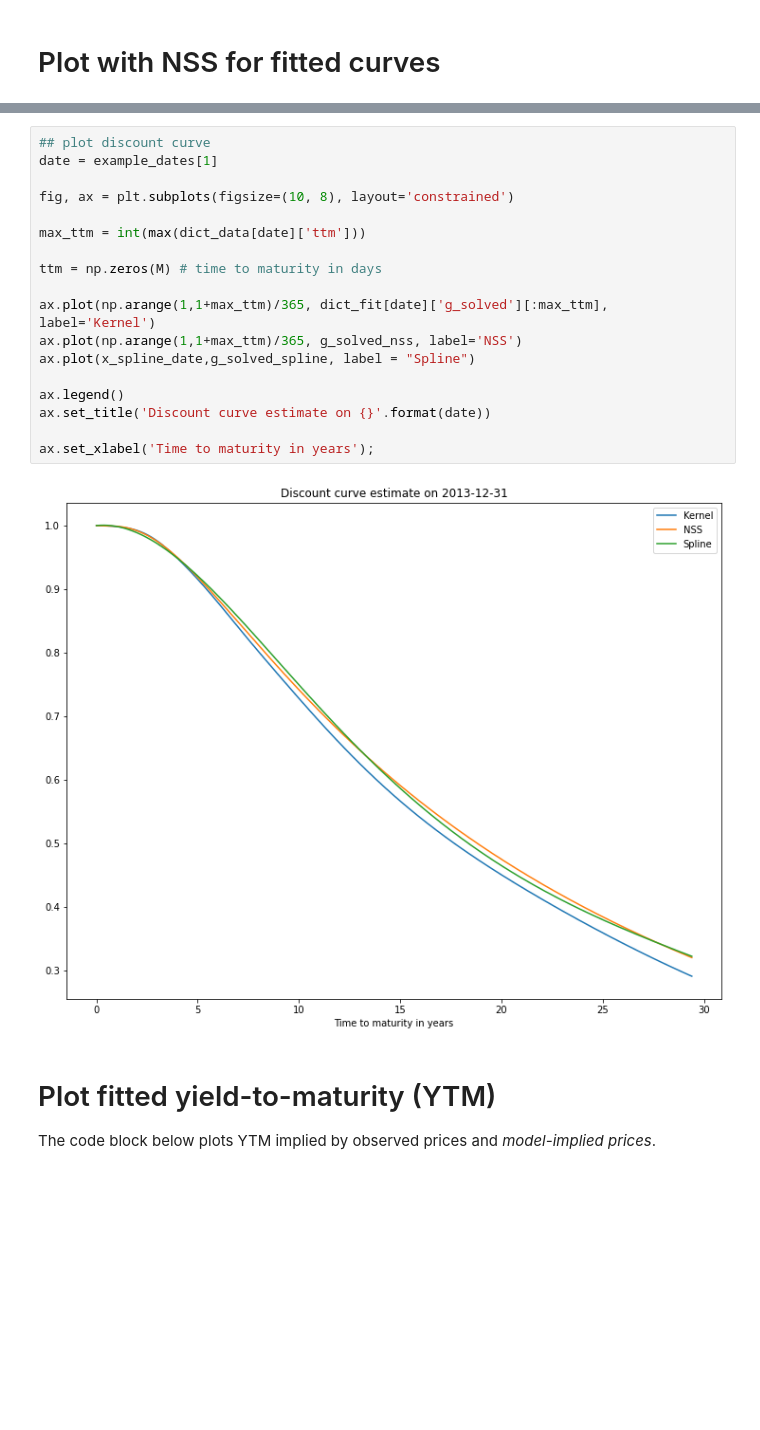
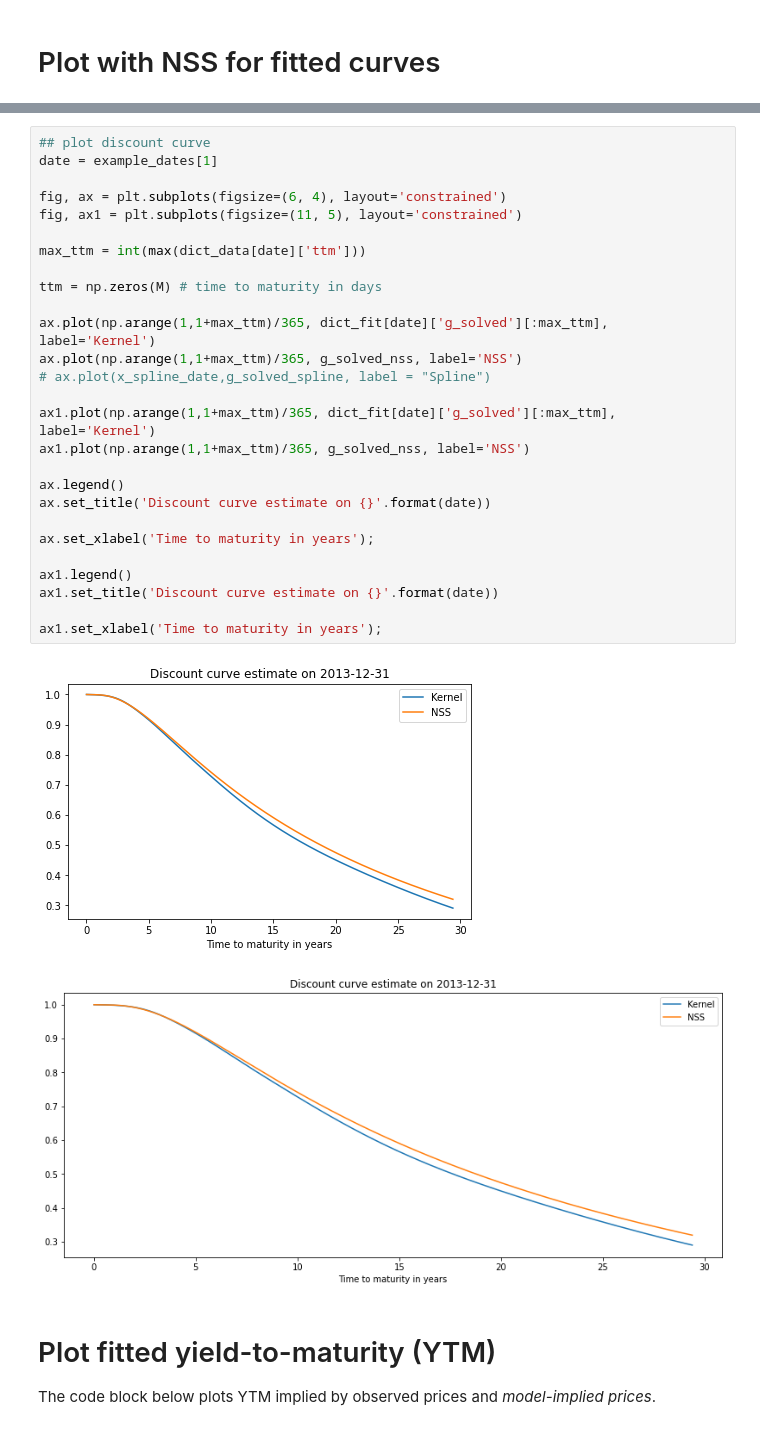
Before and after one commit to Lindi1907/Robust-Machine-Learning-for-Yield-Curve-Estimation, a Jupyter notebook: code&data/KR_example.ipynb, the cells around one changed output, grey strips where cells are left out. Drawn from its saved outputs; the diff is of its cells as text; blank space fills up the shorter version.

```diff
--- a/code&data/KR_example.ipynb
+++ b/code&data/KR_example.ipynb
@@ -315,23 +325,33 @@ ax.set_xlabel('Time to maturity in years');
 # %%
 ## plot discount curve
 date = example_dates[1]
 
-fig, ax = plt.subplots(figsize=(10, 8), layout='constrained')
+fig, ax = plt.subplots(figsize=(6, 4), layout='constrained')
+fig, ax1 = plt.subplots(figsize=(11, 5), layout='constrained')
 
 max_ttm = int(max(dict_data[date]['ttm']))
 
 ttm = np.zeros(M) # time to maturity in days
 
 ax.plot(np.arange(1,1+max_ttm)/365, dict_fit[date]['g_solved'][:max_ttm], label='Kernel')
 ax.plot(np.arange(1,1+max_ttm)/365, g_solved_nss, label='NSS')
-ax.plot(x_spline_date,g_solved_spline, label = "Spline")
+# ax.plot(x_spline_date,g_solved_spline, label = "Spline")
+
+ax1.plot(np.arange(1,1+max_ttm)/365, dict_fit[date]['g_solved'][:max_ttm], label='Kernel')
+ax1.plot(np.arange(1,1+max_ttm)/365, g_solved_nss, label='NSS')
 
 ax.legend()
 ax.set_title('Discount curve estimate on {}'.format(date))
 
 ax.set_xlabel('Time to maturity in years');
+
+ax1.legend()
+ax1.set_title('Discount curve estimate on {}'.format(date))
+
+ax1.set_xlabel('Time to maturity in years');
 # %% [output]
-[figure, old version]
+[figure, new version]
+[figure, added]
 # %% [markdown]
 # Plot fitted yield-to-maturity (YTM)
 
```
Also changed, not shown: parts of 37 cells of this notebook, 13 other files.
